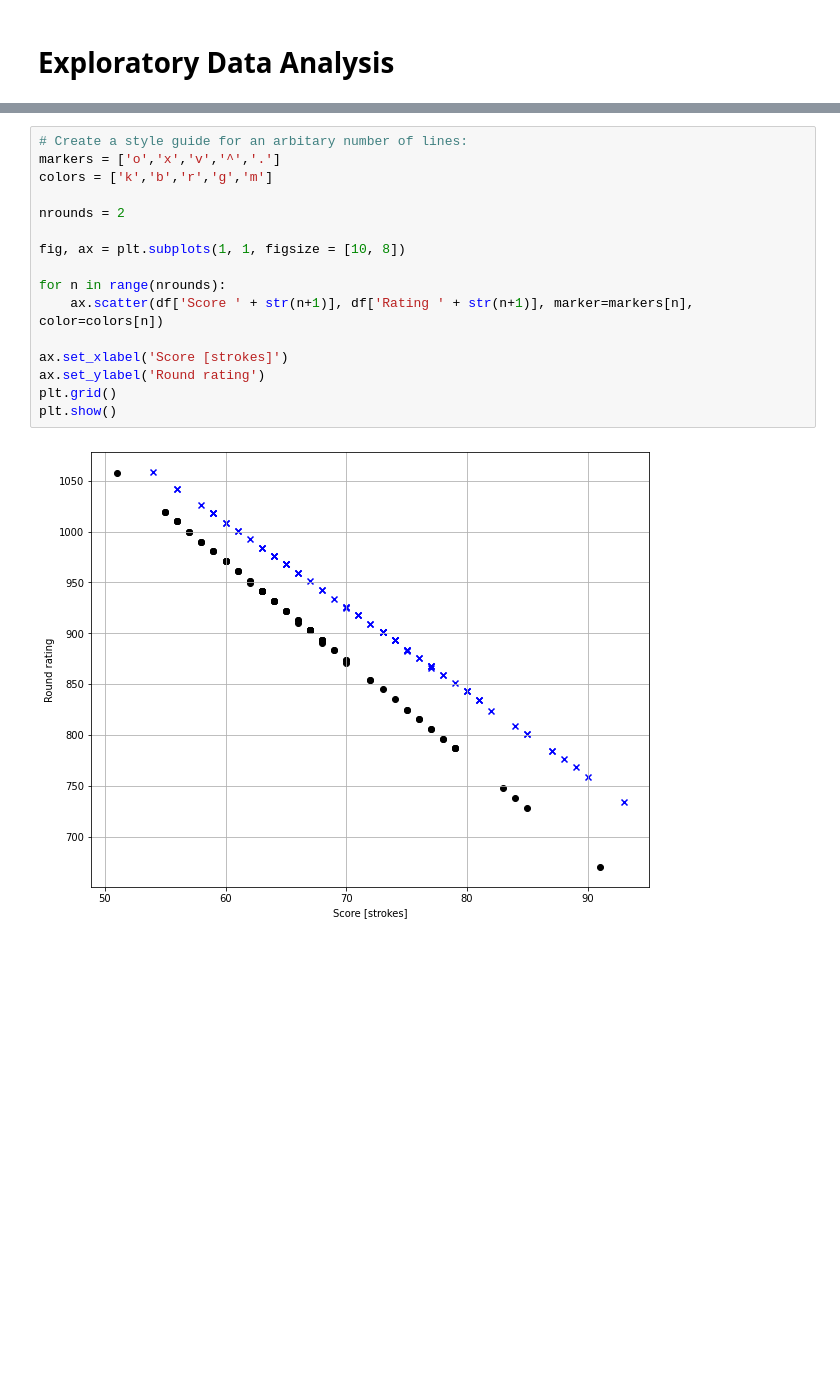
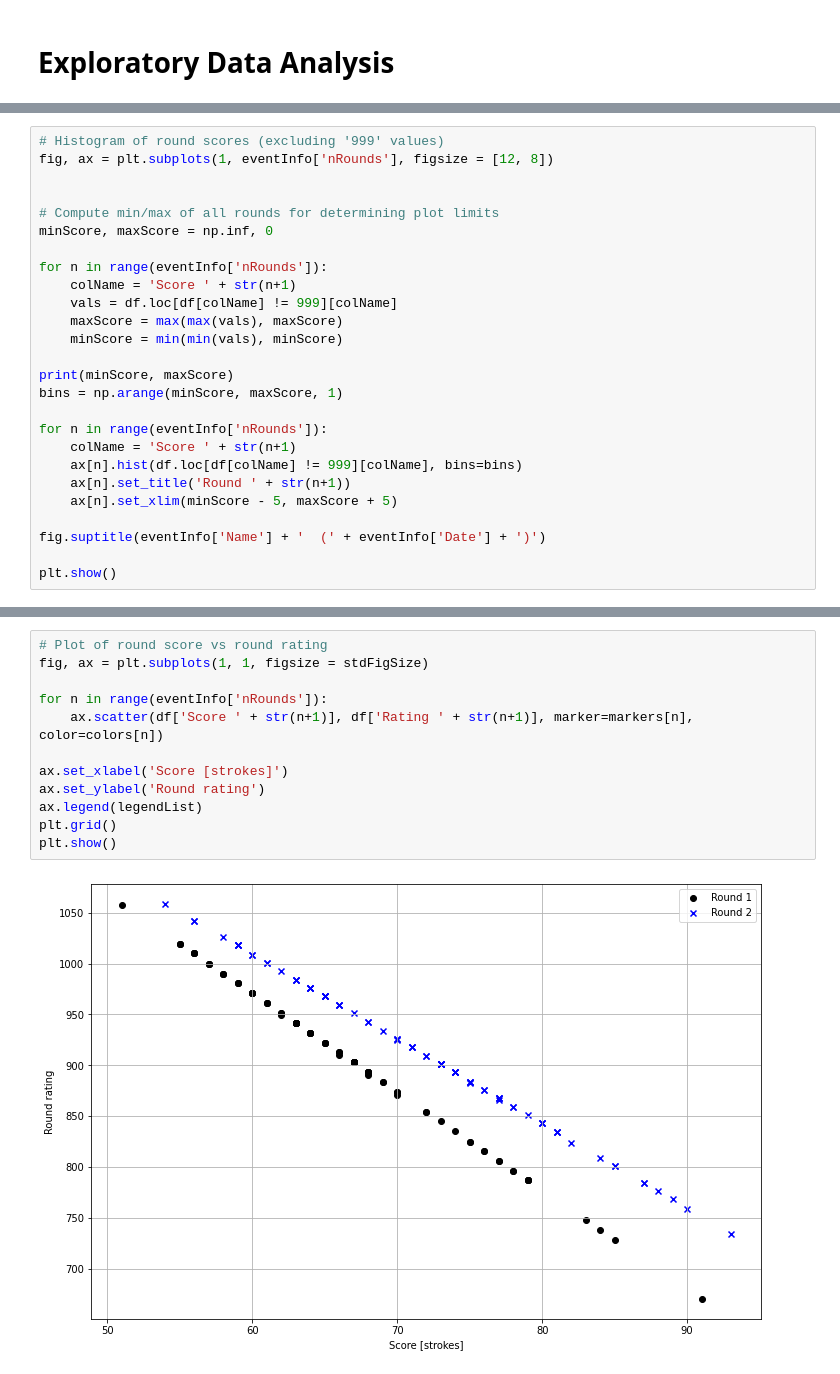
Before and after one commit to jonkracht/pdga-tournament-analysis, a Jupyter notebook: pdgaTournamentPlotter.ipynb, the cells around one changed output, grey strips where cells are left out. Drawn from its saved outputs; the diff is of its cells as text; blank space fills up the shorter version.

Commit message:
Plotting histograms

```diff
--- a/pdgaTournamentPlotter.ipynb
+++ b/pdgaTournamentPlotter.ipynb
@@ -66,0 +85,26 @@ Dustin Leatherman
+# %%
+# Histogram of round scores (excluding '999' values)
+fig, ax = plt.subplots(1, eventInfo['nRounds'], figsize = [12, 8])
+
+
+# Compute min/max of all rounds for determining plot limits
+minScore, maxScore = np.inf, 0
+
+for n in range(eventInfo['nRounds']):
+    colName = 'Score ' + str(n+1)
+    vals = df.loc[df[colName] != 999][colName]
+    maxScore = max(max(vals), maxScore)
+    minScore = min(min(vals), minScore)
+
+print(minScore, maxScore)
+bins = np.arange(minScore, maxScore, 1)
+
+for n in range(eventInfo['nRounds']):
+    colName = 'Score ' + str(n+1)
+    ax[n].hist(df.loc[df[colName] != 999][colName], bins=bins)
+    ax[n].set_title('Round ' + str(n+1))
+    ax[n].set_xlim(minScore - 5, maxScore + 5)
+
+fig.suptitle(eventInfo['Name'] + '  (' + eventInfo['Date'] + ')')
+
+plt.show()
@@ -67,18 +114,14 @@ Dustin Leatherman
 # %%
-# Create a style guide for an arbitary number of lines:
-markers = ['o','x','v','^','.']
-colors = ['k','b','r','g','m']
+# Plot of round score vs round rating
+fig, ax = plt.subplots(1, 1, figsize = stdFigSize)
 
-nrounds = 2
-
-fig, ax = plt.subplots(1, 1, figsize = [10, 8])
-
-for n in range(nrounds):
+for n in range(eventInfo['nRounds']):
     ax.scatter(df['Score ' + str(n+1)], df['Rating ' + str(n+1)], marker=markers[n], color=colors[n])
 
 ax.set_xlabel('Score [strokes]')
 ax.set_ylabel('Round rating')
+ax.legend(legendList)
 plt.grid()
 plt.show()
 # %% [output]
-[figure, old version]
+[figure, new version]
```
Also changed, not shown: parts of 15 cells of this notebook, 4 other files.
